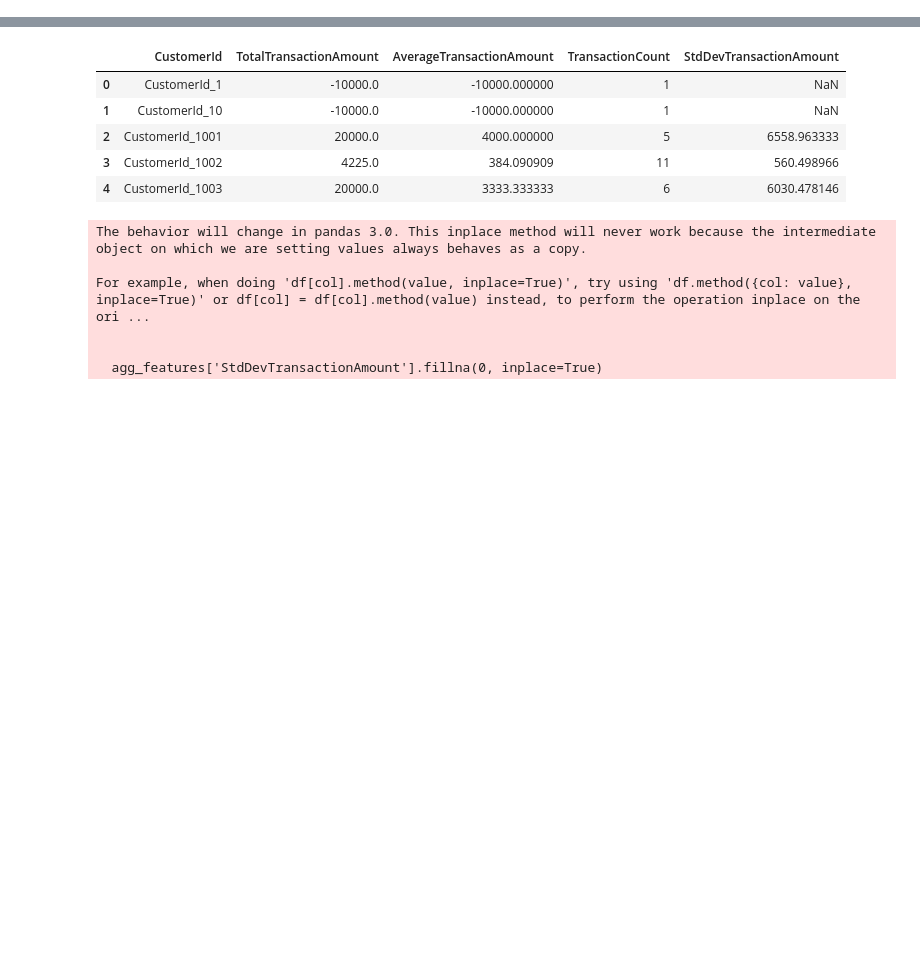
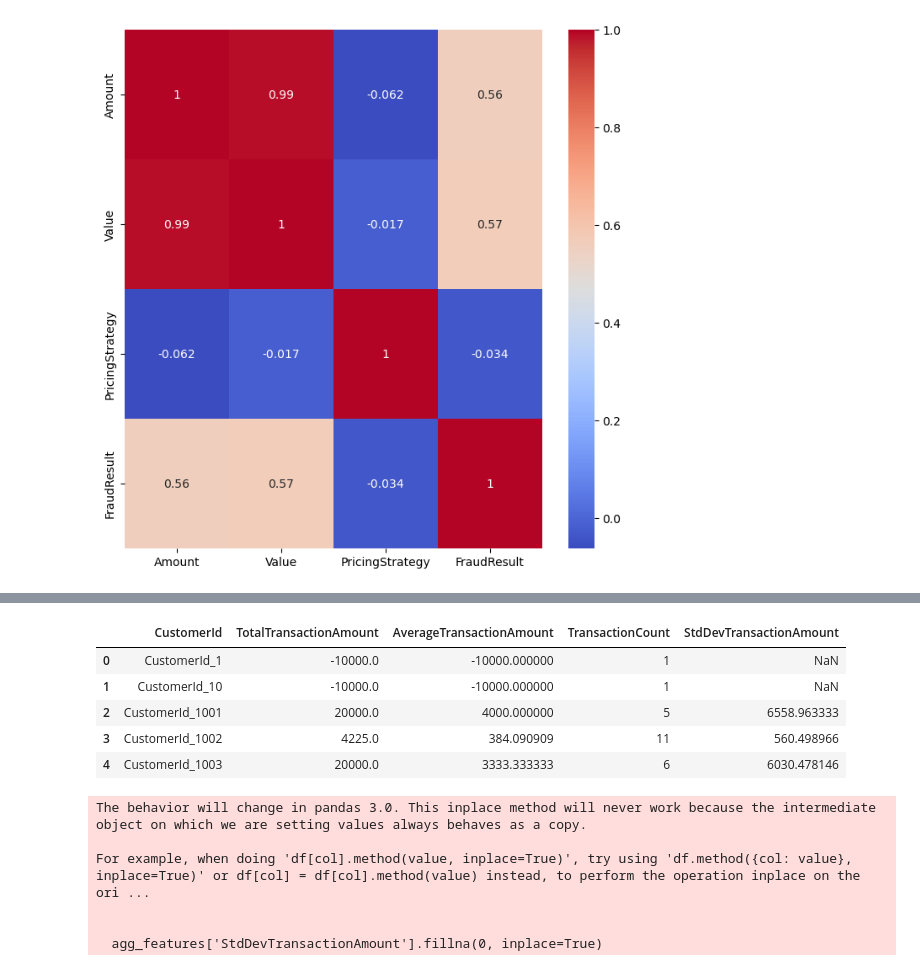
Before and after one commit to plony/week6_challenge, a Jupyter notebook: notebook/EDA.ipynb, the cells around one changed output, grey strips where cells are left out. Saved outputs shown, nothing was run; the diff lists cells and outputs as text; code cells hidden in the pictures; blank space fills up the shorter version.

```diff
--- a/notebook/EDA.ipynb
+++ b/notebook/EDA.ipynb
@@ -17,0 +105,3 @@ df[['CustomerId', 'FraudResult', 'RiskLabel']].drop_duplicates().head()
+# %%
+# Selecting only numeric variables
+numeric_df = df.select_dtypes(include=['number'])
@@ -18,3 +116,10 @@ df[['CustomerId', 'FraudResult', 'RiskLabel']].drop_duplicates().head()
+# %%
+f, ax = plt.subplots(figsize=(8, 8))
+ax = sns.heatmap(numeric_df.corr(),
+            cmap = 'coolwarm',
+            annot = True)
+# %% [output]
+[figure, added]
 # %%
 #Overview of the Data
 # Show the basic structure of the dataset (rows, columns, data types)
```
Also changed, not shown: parts of 33 cells of this notebook, 1 other file.
